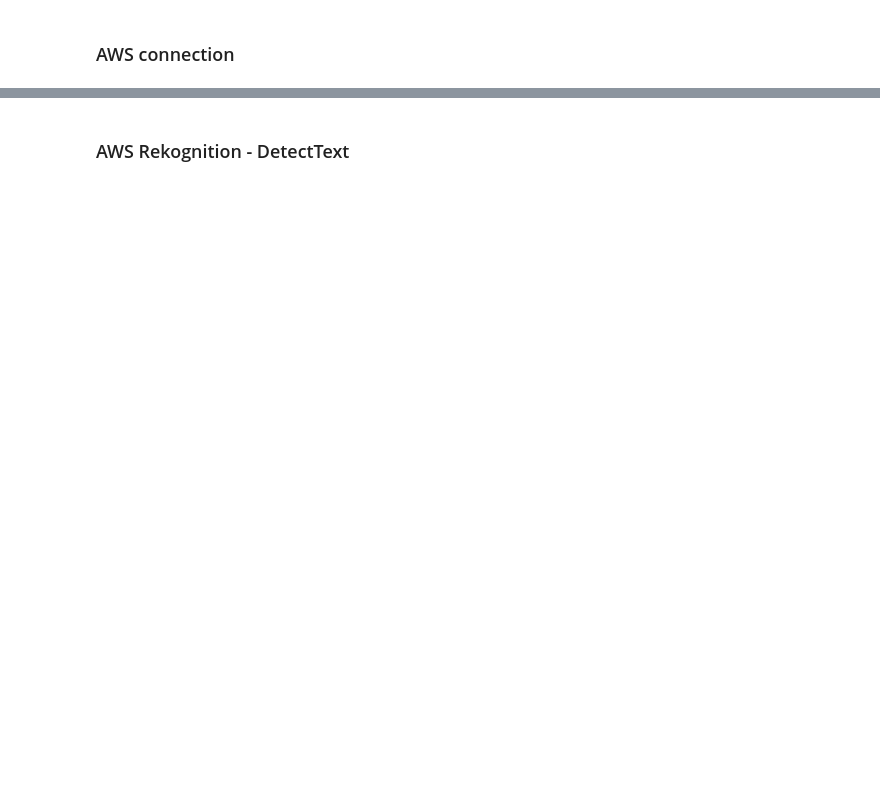
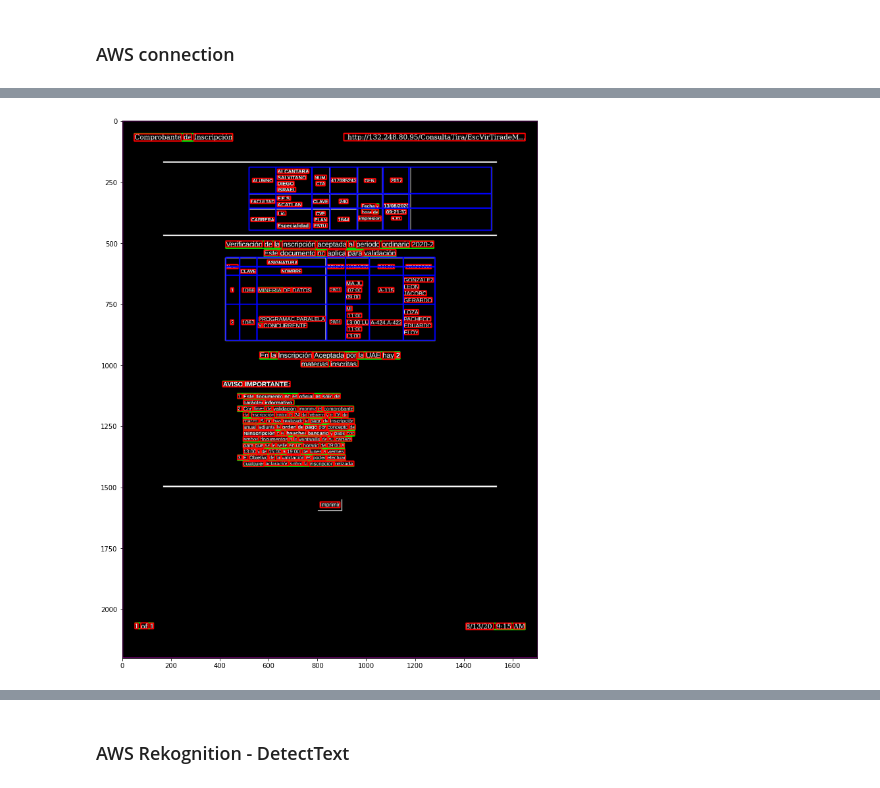
Before and after one commit to diegoias12/BBVA-Hackathon-2020---Interpretador-inteligente, a Jupyter notebook: text_detection.ipynb, the cells around one changed output, grey strips where cells are left out. Cells and saved outputs as stored; diff of their text form; code cells hidden in the pictures; blank space fills up the shorter version.

```diff
--- a/text_detection.ipynb
+++ b/text_detection.ipynb
@@ -73,0 +135,7 @@ if file_path.split('.')[-1] == 'pdf':
+# %%
+def get_father_ids(children_ids):
+    father_id = [[] for index in range(len(children_ids))]
+    for index, relationship_ids in enumerate(children_ids):
+        if isinstance(relationship_ids, list):
+            [father_id[id_].append(index) for id_ in relationship_ids]
+    return father_id
@@ -73,0 +145,44 @@ if file_path.split('.')[-1] == 'pdf':
+# %%
+# https://boto3.amazonaws.com/v1/documentation/api/latest/reference/services/textract.html#Textract.Client.analyze_document
+
+# AWS Textract request
+client_textract = boto3.client('textract')
+analyze_document_original = pd.DataFrame(
+    client_textract.analyze_document(
+        Document={'Bytes': convert_img_to_bytes(file_path)},
+        FeatureTypes=['TABLES'],
+    )['Blocks']
+)
+# %%
+analyze_document = analyze_document_original.copy()
+
+# Requested output
+output_columns = [
+    'Fecha',
+    'Unidades en las que se mide',
+    'Caja y bancos',
+    'Total activos',
+    'Total patrimonio',
+    'Ventas',
+    'Costo de ventas',
+    'Utilidad barata',
+    'Utilidad operacional',
+    'Utilidad antes de impuestos',
+    'Utilidad neta',
+]
+
+# Data cleaning
+analyze_document['Relationship_type'], analyze_document['Relationship_ids'] = get_relationship_type_ids(
+    analyze_document['Id'], analyze_document['Relationships']
+)
+analyze_document.drop('Relationships', axis=1, inplace=True)
+
+analyze_document['Father_id'] = get_father_ids(analyze_document['Relationship_ids'])
+
+analyze_document['Bounding_box'] = analyze_document['Geometry'].map(lambda x: tuple(x['BoundingBox'].values()))
+analyze_document.drop('Geometry', axis=1, inplace=True)
+
+# Plot image and bounding boxes
+plot_image_bounding_boxes(file_path, analyze_document['Bounding_box'], list(analyze_document['BlockType']))
+# %% [output]
+[figure, added]
```
Also changed, not shown: parts of 26 cells of this notebook, 13 other files.
